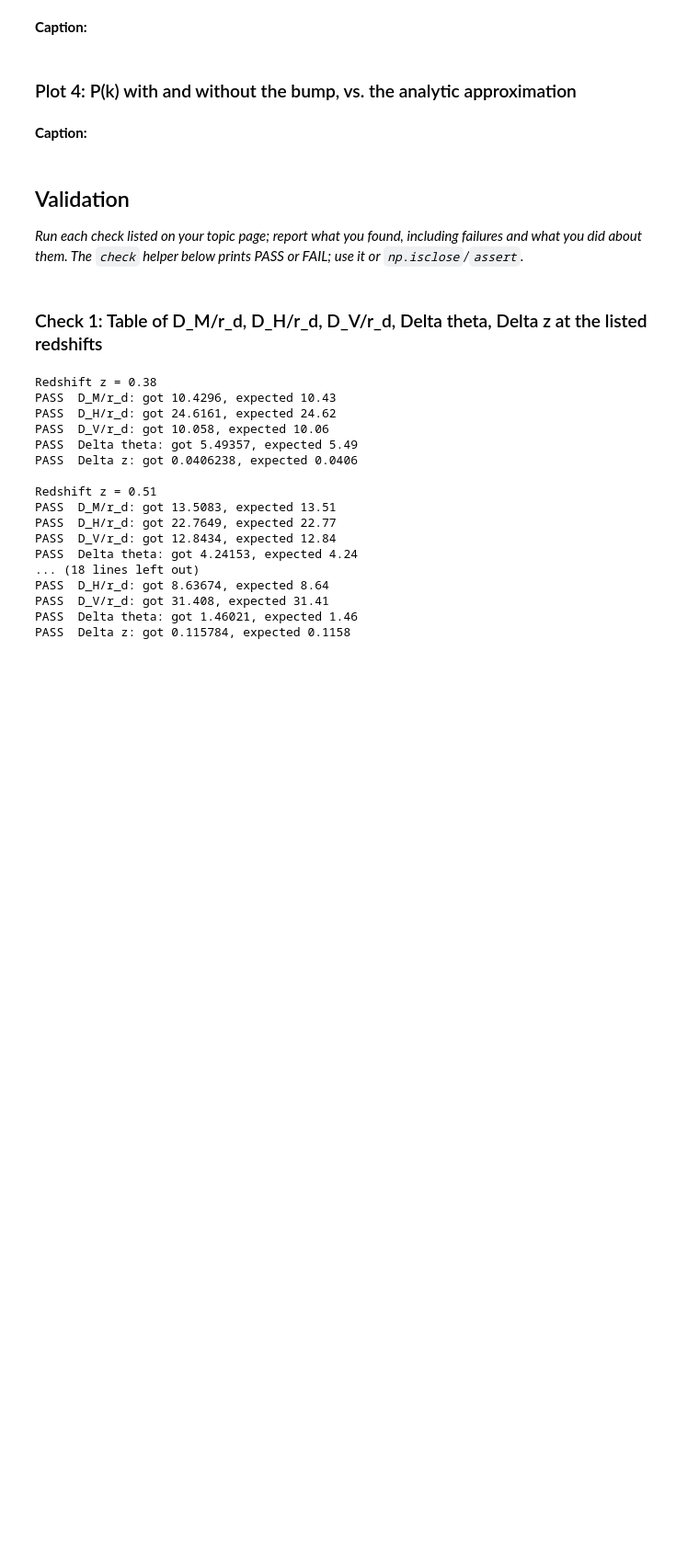
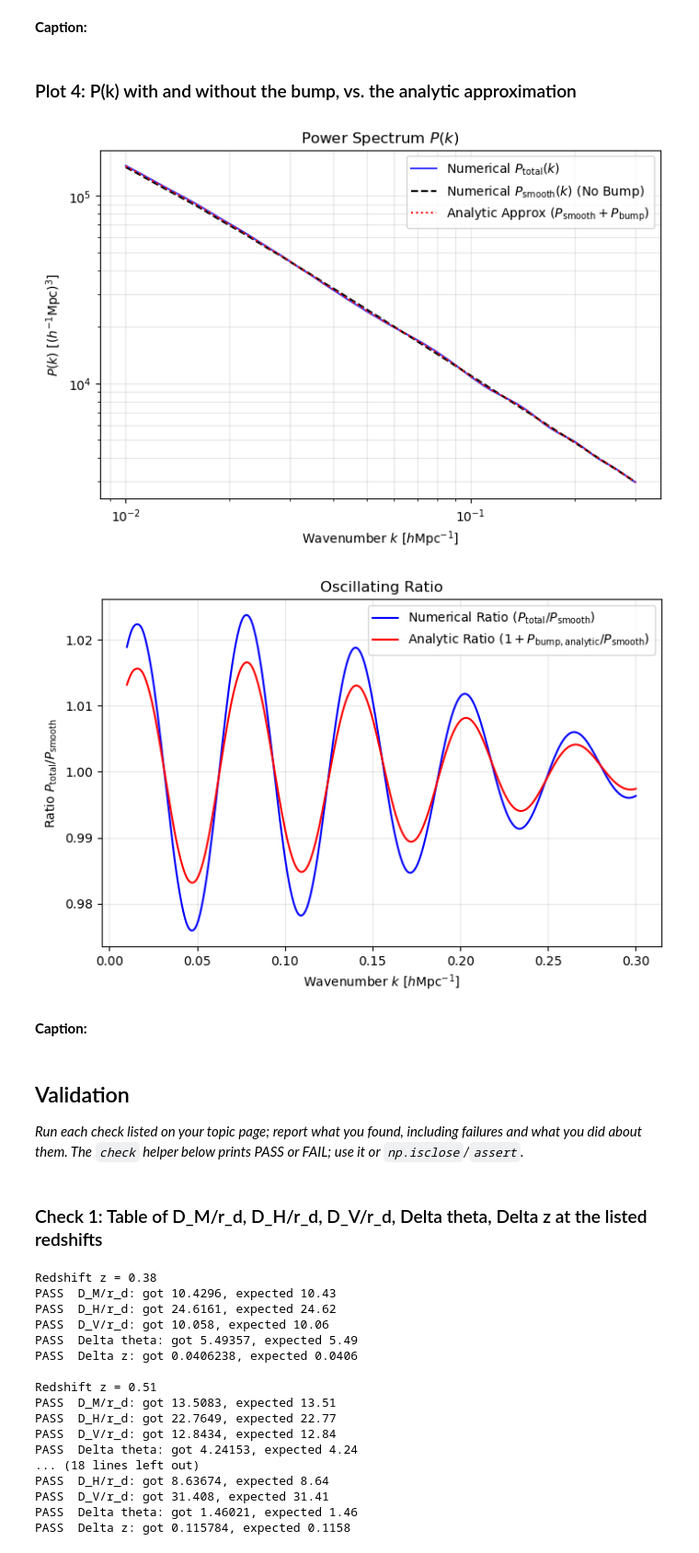
Before and after one commit to Ducky1423/Astron_5682_BAO, a Jupyter notebook: T5_BAO_Part2_starter-2 (1).ipynb, the cells around one changed output. Shown at 92% size. Cells and saved outputs as stored; diff of their text form; code cells hidden in the pictures; blank space fills up the shorter version.

```diff
--- a/T5_BAO_Part2_starter-2 (1).ipynb
+++ b/T5_BAO_Part2_starter-2 (1).ipynb
@@ -234,18 +234,25 @@ def xi_model(r, A, gamma, B, r_bao, sigma):
 
 def P_ofk(xi_func, k, A, gamma, B, r_bao, sigma,
           r_taper, r_min, r_max):
-    def k_is_zero(k_val):
-        if k_val == 0:
-            return 0.0
+    def _calc_single_k(k_val):
         def integrand(r):
             taper = np.exp(-r / r_taper)
             xi_val = xi_func(r, A, gamma, B, r_bao, sigma)
+
+            if k_val == 0:
+                return 4.0 * np.pi * (r**2) * xi_val * taper
             return (4.0 * np.pi / k_val) * r * xi_val * np.sin(k_val * r) * taper
+
         val, _ = scipy.integrate.quad(integrand, r_min, r_max, limit=200)
         return val
+
     if np.isscalar(k):
         return _calc_single_k(k)
     return np.array([_calc_single_k(kv) for kv in k])
+
+# Smooth background for P_k
+def xi_smooth_func(r, A, gamma, B, r_bao, sigma):
+    return A * (r / 100.0)**(-gamma)
 # %% [markdown]
 ## Results
 *Every plot: labeled axes with units, a legend, and a one- or two-sentence caption.*
@@ -384,7 +413,50 @@ The second plot shows the radial BAO scale, Delta z, against redshift using the
 # %% [markdown]
 ### Plot 4: P(k) with and without the bump, vs. the analytic approximation
 # %%
-# your code here
+# Wavenumber range
+k_vals = np.linspace(0.01,0.3, 300)
+
+
+# Numerical power spectra integrations (passing A = 0.01)
+P_total_num = P_ofk(xi_model, k_vals, A, gamma, B,
+                    r_bao, sigma, r_taper, r_min, r_max)
+P_smooth_num = P_ofk(xi_smooth_func, k_vals, A, gamma, B,
+                     r_bao, sigma, r_taper, r_min, r_max)
+
+# Analytic approximation of BAO bump
+P_bump_analytic = (2.0 * np.pi**1.5 * B * sigma * r_bao / k_vals) * np.exp(-(k_vals**2 * sigma**2) / 4.0) * np.sin(k_vals * r_bao)
+P_total_analytic = P_smooth_num + P_bump_analytic
+
+# Oscillating ratio
+ratio_num = P_total_num / P_smooth_num
+ratio_analytic = P_total_analytic / P_smooth_num
+
+# Log-Log Power Spectrum Comparison
+plt.figure(figsize=(8, 5))
+plt.loglog(k_vals, P_total_num, label=r'Numerical $P_{\mathrm{total}}(k)$', color='blue', alpha=.75)
+plt.loglog(k_vals, P_smooth_num, label=r'Numerical $P_{\mathrm{smooth}}(k)$ (No Bump)', color='black', linestyle='--')
+plt.loglog(k_vals, P_total_analytic, label=r'Analytic Approx ($P_{\mathrm{smooth}} + P_{\mathrm{bump}}$)',
+           color='red', linestyle=':')
+plt.xlabel(r'Wavenumber $k$ [$h\mathrm{Mpc}^{-1}$]')
+plt.ylabel(r'$P(k)$ [$(h^{-1}\mathrm{Mpc})^3$]')
+plt.title(r'Power Spectrum $P(k)$')
+plt.grid(True, which='both', alpha=0.3)
+plt.legend()
+plt.show()
+
+# Oscillating Ratio
+plt.figure(figsize=(8, 5))
+plt.plot(k_vals, ratio_num, label=r'Numerical Ratio ($P_{\mathrm{total}} / P_{\mathrm{smooth}}$)', color='blue')
+plt.plot(k_vals, ratio_analytic, label=r'Analytic Ratio ($1 + P_{\mathrm{bump, analytic}} / P_{\mathrm{smooth}}$)', color='red')
+plt.xlabel(r'Wavenumber $k$ [$h\mathrm{Mpc}^{-1}$]')
+plt.ylabel(r'Ratio $P_{\mathrm{total}} / P_{\mathrm{smooth}}$')
+plt.title('Oscillating Ratio')
+plt.grid(True, alpha=0.3)
+plt.legend()
+plt.show()
+# %% [output]
+[figure, added]
+[figure, added]
 # %% [markdown]
 **Caption:**
 # %% [markdown]
```
Also changed, not shown: parts of 3 cells of this notebook.
